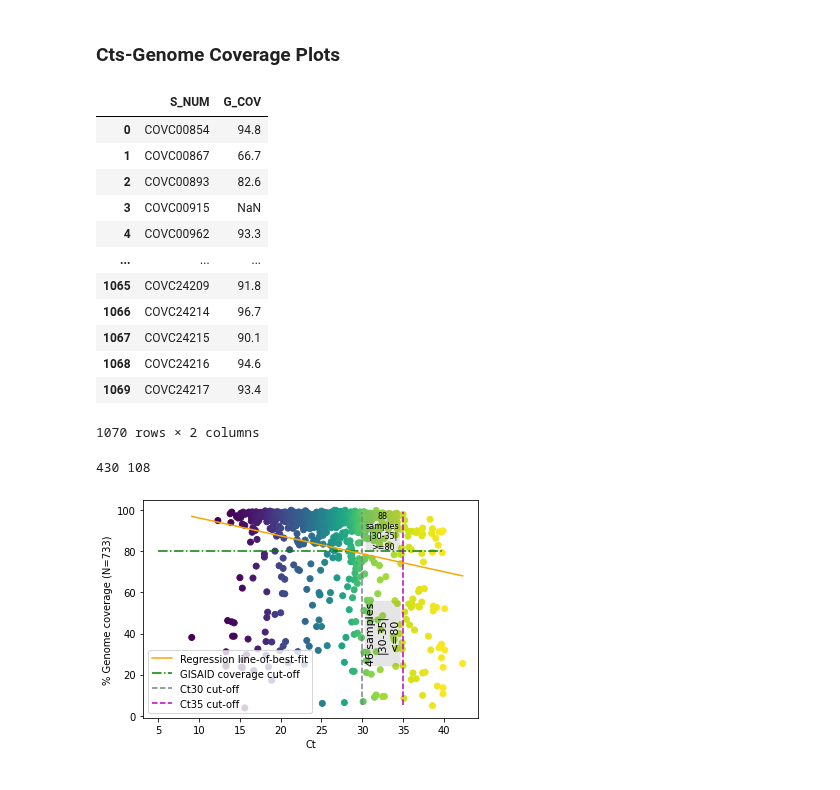
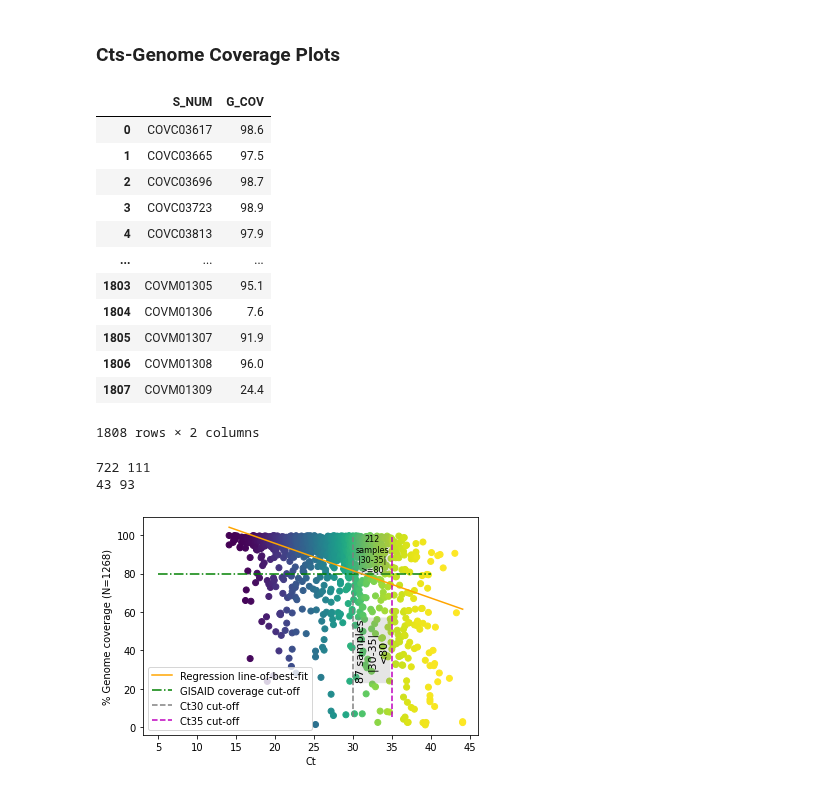
Before and after one commit to ousodaniel/SARS-CoV-2-Data-Workflows, a Jupyter notebook: cts-trends.ipynb, the cells around one changed output. Cells and saved outputs as stored; diff of their text form; code cells hidden in the pictures.

```diff
--- a/cts-trends.ipynb
+++ b/cts-trends.ipynb
@@ -13,26 +19,26 @@ dt = datetime.today().strftime(format='%d-%m-%Y')
 # %%
 home_dir = '/home/douso/SarsGenomics/Processed'
-df_cov = pd.read_excel(f'{home_dir}/metadata-seq-MS-Merge@KB8.xlsx', usecols=['S_NUM', 'G_COV'])
+df_cov = pd.read_excel(f'{parent_dir}/KnowledgeBrief/metadata-seq-MS-ILL-ONT_uptoseq20_28-10-2021.xlsx', usecols=['S_NUM', 'G_COV'])
 # %%
 df_cov
 # %% [output]
 |  | S_NUM | G_COV |
-| 0 | COVC00854 | 94.8 |
-| 1 | COVC00867 | 66.7 |
-| 2 | COVC00893 | 82.6 |
-| 3 | COVC00915 | NaN |
-| 4 | COVC00962 | 93.3 |
+| 0 | COVC03617 | 98.6 |
+| 1 | COVC03665 | 97.5 |
+| 2 | COVC03696 | 98.7 |
+| 3 | COVC03723 | 98.9 |
+| 4 | COVC03813 | 97.9 |
 | ... | ... | ... |
-| 1065 | COVC24209 | 91.8 |
-| 1066 | COVC24214 | 96.7 |
-| 1067 | COVC24215 | 90.1 |
-| 1068 | COVC24216 | 94.6 |
-| 1069 | COVC24217 | 93.4 |
+| 1803 | COVM01305 | 95.1 |
+| 1804 | COVM01306 | 7.6 |
+| 1805 | COVM01307 | 91.9 |
+| 1806 | COVM01308 | 96.0 |
+| 1807 | COVM01309 | 24.4 |
-1070 rows × 2 columns
+1808 rows × 2 columns
 # %%
 samp_names = list(df_cov['S_NUM'])
 # %%
-df_Cts = pd.read_excel('/home/douso/Documents/RunSheets/Cts/runsheet-cts.xlsx')[['Sample_Name', 'Ct_Mean']]
+df_Cts = pd.read_excel(f"{glob.glob(f'{parent_dir}/**/Outputs', recursive=True)[0]}/runsheet-cts.xlsx")[['Sample_Name', 'Well_Position', 'Ct_Mean', 'Dt_Run']]
 # df_nhrl_Cts = pd.read_excel('/home/douso/Documents/RunSheets/Cts/NHRL-cts.xlsx')
 # df_Cts = df_covc_Cts.append(df_nhrl_Cts)
 # %%
@@ -42,49 +48,56 @@ df_ct_cov = (df_Cts.merge(df_cov, how='inner', left_on='Sample_Name',
 # df_ct_cov.to_excel('/home/douso/Documents/RunSheets/Cts/cts-cov.xlsx', index=False, float_format='%.0f')
 # %%
 mask1 = df_ct_cov['G_COV'] >= 80
-mask2 = df_ct_cov['Ct_Mean'] >= 30
+mask2 = df_ct_cov['Ct_Mean'] > 30
 mask3 = df_ct_cov['Ct_Mean'] <= 35
-mask4 = df_ct_cov['G_COV'] <= 80
-mask5 = df_ct_cov['G_COV'] > 80
-mask6 = df_ct_cov['G_COV'] < 80
-mask7 = df_ct_cov['Ct_Mean'] < 30
+mask4 = df_ct_cov['G_COV'] < 80
+mask5 = df_ct_cov['Ct_Mean'] <= 30
+mask6 = df_ct_cov['Ct_Mean'] > 35
+# mask7 = df_ct_cov['G_COV'] > 80
+# mask8 = df_ct_cov['G_COV'] < 80
+
 
 above30below35_pass = df_ct_cov[mask1 & mask2 & mask3 == True].shape[0]
 above30below35_fail = df_ct_cov[mask4 & mask2 & mask3 == True].shape[0]
-below30above80_pass = df_ct_cov[mask5 & mask7 == True].shape[0]
-below30below80_fail = df_ct_cov[mask6 & mask7 == True].shape[0]
+below30above80_pass = df_ct_cov[mask5 & mask1 == True].shape[0]
+below30below80_fail = df_ct_cov[mask5 & mask4 == True].shape[0]
+above35above80_pass = df_ct_cov[mask6 & mask1 == True].shape[0]
+above35below80_fail = df_ct_cov[mask6 & mask4 == True].shape[0]
+
 print(below30above80_pass, below30below80_fail)
+print(above35above80_pass, above35below80_fail)
 # %% [output]
-430 108
+722 111
+43 93
 # %%
 fig,ax = plt.subplots()
 lr = LinearRegression()
 lr.fit(np.array(df_ct_cov['Ct_Mean']).reshape(-1, 1), df_ct_cov['G_COV'])
 
 y_predicted = lr.predict(np.array(df_ct_cov['Ct_Mean']).reshape(-1, 1))
 
 plt.plot(df_ct_cov['Ct_Mean'], y_predicted, color='orange', label='Regression line-of-best-fit')
 
 plt.scatter(df_ct_cov['Ct_Mean'], df_ct_cov['G_COV'],
             c=np.linspace(0, 40, len(df_ct_cov['Ct_Mean'])),
             cmap='viridis')#viridis#RdYlBu ,edgecolors='#FFF5EE'
 # plt.colorbar(label='Cts', location='bottom')
 ax.text(32.5, 90, s=f'{above30below35_pass}\nsamples\n|30-35|\n>=80',
         ha="center", va="center", rotation=0, fontsize=8,
         bbox=dict(boxstyle="round,pad=0.05", fc="gray", alpha=0.2, ec="b", lw=0))
-ax.text(32.5, 40, s=f'{above30below35_fail} samples\n|30-35|\n<=80',
+ax.text(32.5, 40, s=f'{above30below35_fail} samples\n|30-35|\n<80',
         ha="center", va="center", rotation=90, fontsize=11,
         bbox=dict(boxstyle="round,pad=0.1", fc="gray", alpha=0.2, ec="b", lw=0))
 plt.xlabel('Ct')
 plt.ylabel(f'% Genome coverage (N={len(df_ct_cov["Ct_Mean"])})')
 plt.hlines(80, 5, 40, linestyles='dashdot', colors='g', label='GISAID coverage cut-off')
 plt.vlines(30, 5, 99, linestyles='dashed', colors='gray', label='Ct30 cut-off')
 plt.vlines(35, 5, 99, linestyles='dashed', colors='m', label='Ct35 cut-off')
 plt.legend()
-# fig.savefig(f'/home/douso/SarsGenomics/Processed/cts-trend_{dt}.png')
+# fig.savefig(f"{glob.glob(f'{parent_dir}/**/PlotsFigures', recursive=True)[0]}/report-CTs_{dt}.svg")
 plt.show()
 # %% [output]
-[figure, old version]
+[figure, new version]
 # %%
 df_ct_cov[mask4 & mask2 & mask3 == True].sort_values('G_COV')
 # %% [output]
```
Also changed, not shown: parts of 5 cells of this notebook, 5 other files.
